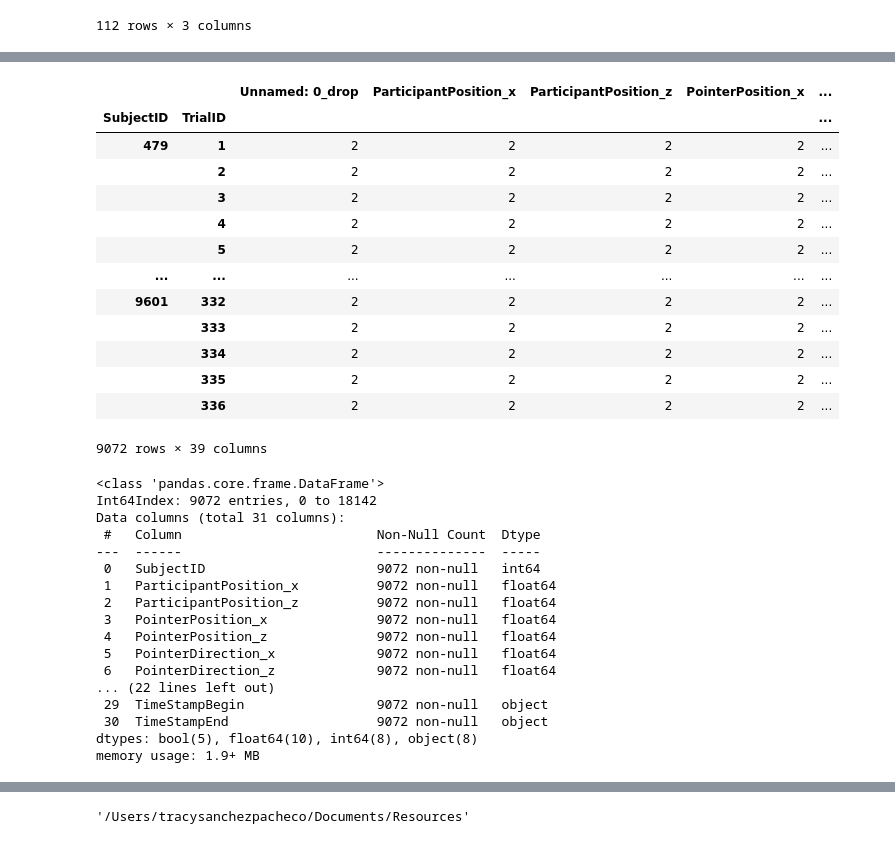
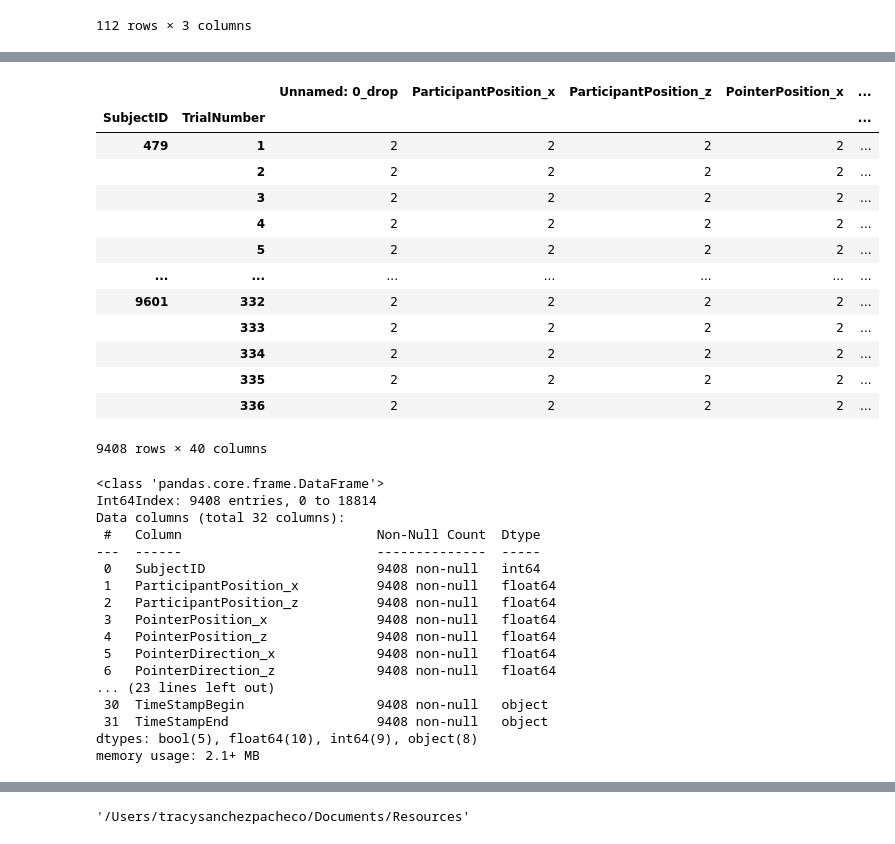
Before and after one commit to tracysanchez/Human_Agents_Impact_Nav, a Jupyter notebook: PointingTask/03_CoordinatesCorrection.ipynb, the cells around one changed output, grey strips where cells are left out. Saved outputs shown, nothing was run; the diff lists cells and outputs as text; code cells hidden in the pictures.

```diff
--- a/PointingTask/03_CoordinatesCorrection.ipynb
+++ b/PointingTask/03_CoordinatesCorrection.ipynb
@@ -93,8 +93,8 @@ memory usage: 5.2+ MB
 # %%
-CoordinatesIntegrated.groupby(['SubjectID', 'TrialID']).count()
+CoordinatesIntegrated.groupby(['SubjectID', 'TrialNumber']).count()
 # %% [output]
 |  |  | Unnamed: 0_drop | ParticipantPosition_x | ParticipantPosition_z | PointerPosition_x | ... |
-| SubjectID | TrialID |  |  |  |  | ... |
+| SubjectID | TrialNumber |  |  |  |  | ... |
 | 479 | 1 | 2 | 2 | 2 | 2 | ... |
 |  | 2 | 2 | 2 | 2 | 2 | ... |
 |  | 3 | 2 | 2 | 2 | 2 | ... |
@@ -106,7 +106,7 @@ CoordinatesIntegrated.groupby(['SubjectID', 'TrialID']).count()
 |  | 334 | 2 | 2 | 2 | 2 | ... |
 |  | 335 | 2 | 2 | 2 | 2 | ... |
 |  | 336 | 2 | 2 | 2 | 2 | ... |
-9072 rows × 39 columns
+9408 rows × 40 columns
 # %%
 CoordinatesIntegrated.rename(columns={"BuildingCenterWorld.z": "BuildingCenterWorld_z", "BuildingCenterWorld.x": "BuildingCenterWorld_x"}, inplace=True)
 # %%
@@ -121,22 +121,22 @@ CoordinatesIntegrated = CoordinatesIntegrated[['SubjectID',
                                                'TimeDelta','RT', 'TimeOut', 'TimeStampBegin', 'TimeStampEnd']]
 # %%
-CoordinatesIntegrated.drop_duplicates(subset=['SubjectID', 'TrialID'], inplace=True)
+CoordinatesIntegrated.drop_duplicates(subset=['SubjectID', 'TrialNumber'], inplace=True)
 CoordinatesIntegrated.info()
 # %% [output]
 <class 'pandas.core.frame.DataFrame'>
-Int64Index: 9072 entries, 0 to 18142
-Data columns (total 31 columns):
+Int64Index: 9408 entries, 0 to 18814
+Data columns (total 32 columns):
  #   Column                         Non-Null Count  Dtype
 ---  ------                         --------------  -----
- 0   SubjectID                      9072 non-null   int64
- 1   ParticipantPosition_x          9072 non-null   float64
- 2   ParticipantPosition_z          9072 non-null   float64
- 3   PointerPosition_x              9072 non-null   float64
- 4   PointerPosition_z              9072 non-null   float64
- 5   PointerDirection_x             9072 non-null   float64
- 6   PointerDirection_z             9072 non-null   float64
-... (22 lines left out)
- 29  TimeStampBegin                 9072 non-null   object
- 30  TimeStampEnd                   9072 non-null   object
-dtypes: bool(5), float64(10), int64(8), object(8)
-memory usage: 1.9+ MB
+ 0   SubjectID                      9408 non-null   int64
+ 1   ParticipantPosition_x          9408 non-null   float64
+ 2   ParticipantPosition_z          9408 non-null   float64
+ 3   PointerPosition_x              9408 non-null   float64
+ 4   PointerPosition_z              9408 non-null   float64
+ 5   PointerDirection_x             9408 non-null   float64
+ 6   PointerDirection_z             9408 non-null   float64
+... (23 lines left out)
+ 30  TimeStampBegin                 9408 non-null   object
+ 31  TimeStampEnd                   9408 non-null   object
+dtypes: bool(5), float64(10), int64(9), object(8)
+memory usage: 2.1+ MB
```
Also changed, not shown: parts of 6 cells of this notebook, 15 other files.
